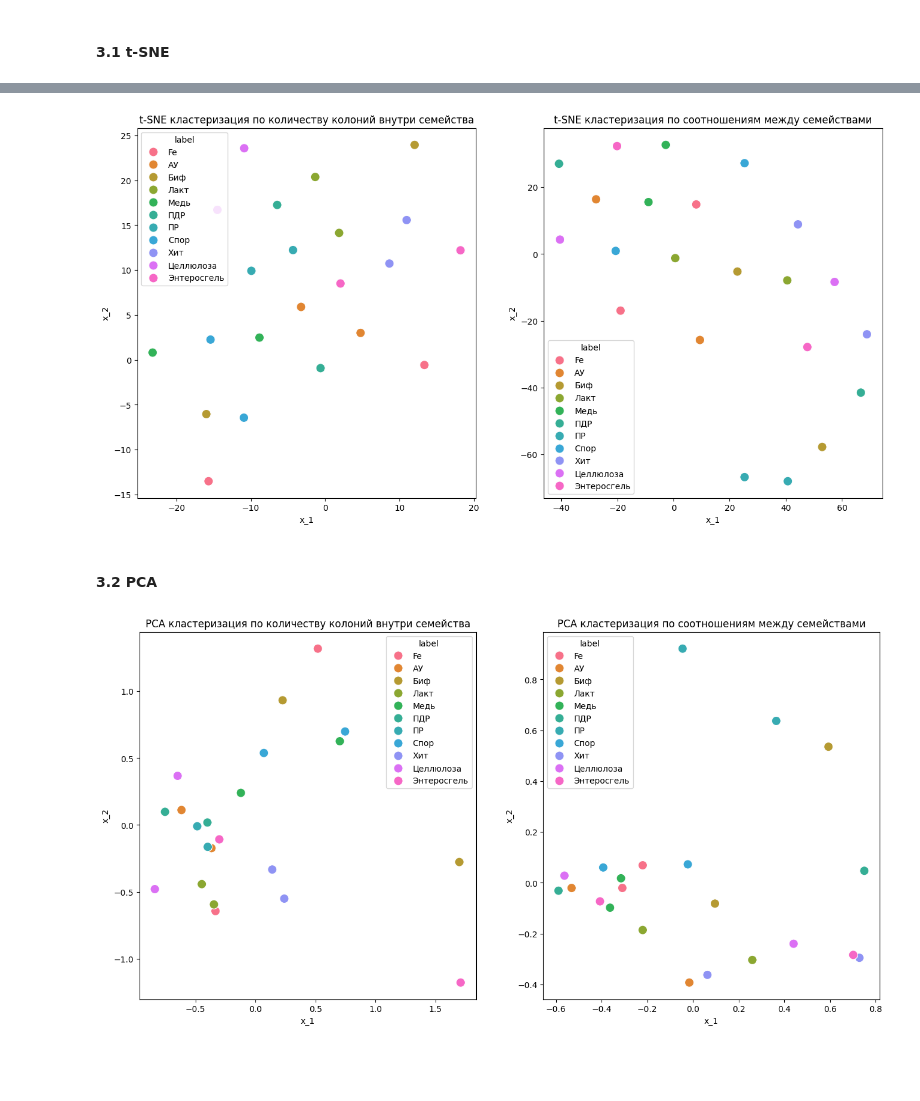
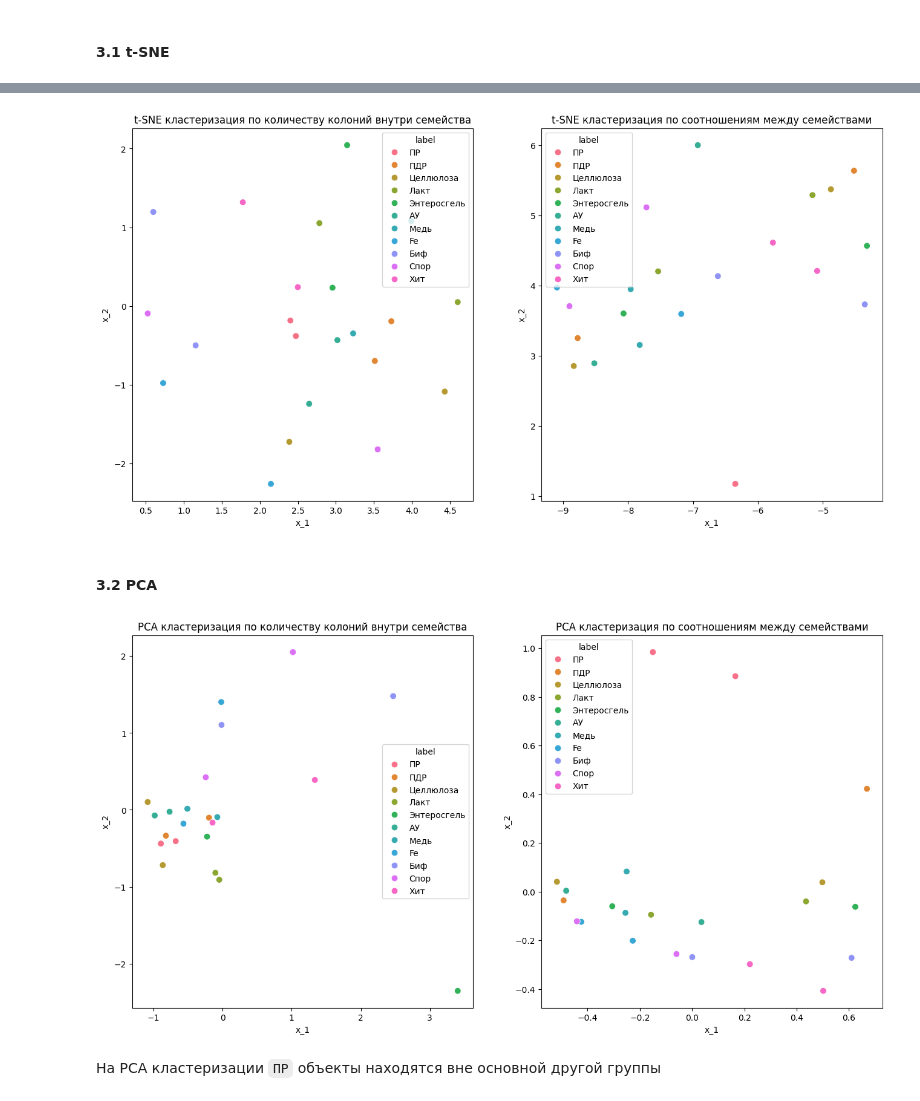
Before and after one commit to innominity/nanomaterials-2025, a Jupyter notebook: src/notebooks/data_analysis.ipynb, the cells around one changed output, grey strips where cells are left out. Saved outputs shown, nothing was run; the diff lists cells and outputs as text; code cells hidden in the pictures; blank space fills up the shorter version.

```diff
--- a/src/notebooks/data_analysis.ipynb
+++ b/src/notebooks/data_analysis.ipynb
@@ -698,40 +688,40 @@ table.head()
 # %%
 def plot_tsne():
-    table = pd.pivot_table(df_clean_unwrap_docs, values='colonies', index=['group', 'number'], columns=['order', 'family'], aggfunc='sum').reset_index()
-    #table = df_clean
+    #table = pd.pivot_table(df_clean_unwrap_docs, values='colonies', index=['group', 'number'], columns=['order', 'family'], aggfunc='sum').reset_index()
+    table = df_clean
     columns_new = ['group', 'number'] + [x[1] for x in table.columns[2:]]
     df_ = pd.DataFrame(table.values, columns=columns_new)
     scaler = MinMaxScaler()
 
     df_fraq = df_.copy()
     df_scale = df_.copy()
 
     df_fraq.iloc[:,2:] = scaler.fit_transform(df_.iloc[:,2:].T).T
     df_scale.iloc[:,2:] = scaler.fit_transform(df_.iloc[:,2:])
 
     data_fraq_transform = TSNE(n_components=2,random_state=10, perplexity=11).fit_transform(df_fraq.iloc[:,2:])
     df_fraq_transform = pd.DataFrame(data_fraq_transform, columns=['x_1', 'x_2'])
     df_fraq_transform['label'] = df_fraq['group']
 
     data_scale_transform = TSNE(n_components=2,random_state=10, perplexity=11).fit_transform(df_scale.iloc[:,2:])
     df_scale_transform = pd.DataFrame(data_scale_transform, columns=['x_1', 'x_2'])
     df_scale_transform['label'] = df_fraq['group']
 
 
     fig, axes = plt.subplots(1, 2, figsize=(16, 8))
-    sns.scatterplot(x='x_1', y='x_2', hue='label', data=df_scale_transform, ax=axes[0], s=120)
-    sns.scatterplot(x='x_1', y='x_2', hue='label', data=df_fraq_transform, ax=axes[1], s=120)
+    sns.scatterplot(x='x_1', y='x_2', hue='label', data=df_scale_transform, ax=axes[0], s=60)
+    sns.scatterplot(x='x_1', y='x_2', hue='label', data=df_fraq_transform, ax=axes[1], s=60)
     axes[0].set_title("t-SNE кластеризация по количеству колоний внутри семейства")
     axes[1].set_title("t-SNE кластеризация по соотношениям между семействами")
 plot_tsne()
 # %% [output]
-[figure, old version]
+[figure, new version]
 # %% [markdown]
 #### 3.2 PCA
 # %%
 def plot_pca():
-    table = pd.pivot_table(df_clean_unwrap_docs, values='colonies', index=['group', 'number'], columns=['order', 'family'], aggfunc='sum').reset_index()
-    #table = df_clean
+    #table = pd.pivot_table(df_clean_unwrap_docs, values='colonies', index=['group', 'number'], columns=['order', 'family'], aggfunc='sum').reset_index()
+    table = df_clean
     columns_new = ['group', 'number'] + [x[1] for x in table.columns[2:]]
     df_ = pd.DataFrame(table.values, columns=columns_new)
     scaler = MinMaxScaler()
@@ -752,10 +742,12 @@ def plot_pca():
 
 
     fig, axes = plt.subplots(1, 2, figsize=(16, 8))
-    sns.scatterplot(x='x_1', y='x_2', hue='label', data=df_scale_transform, ax=axes[0], s=120)
-    sns.scatterplot(x='x_1', y='x_2', hue='label', data=df_fraq_transform, ax=axes[1], s=120)
+    sns.scatterplot(x='x_1', y='x_2', hue='label', data=df_scale_transform, ax=axes[0], s=60)
+    sns.scatterplot(x='x_1', y='x_2', hue='label', data=df_fraq_transform, ax=axes[1], s=60)
     axes[0].set_title("PCA кластеризация по количеству колоний внутри семейства")
     axes[1].set_title("PCA кластеризация по соотношениям между семействами")
 plot_pca()
 # %% [output]
-[figure, old version]
+[figure, new version]
+# %% [markdown]
+На PCA кластеризации `ПР` объекты находятся вне основной другой группы
```
Also changed, not shown: parts of 1 cell of this notebook.
